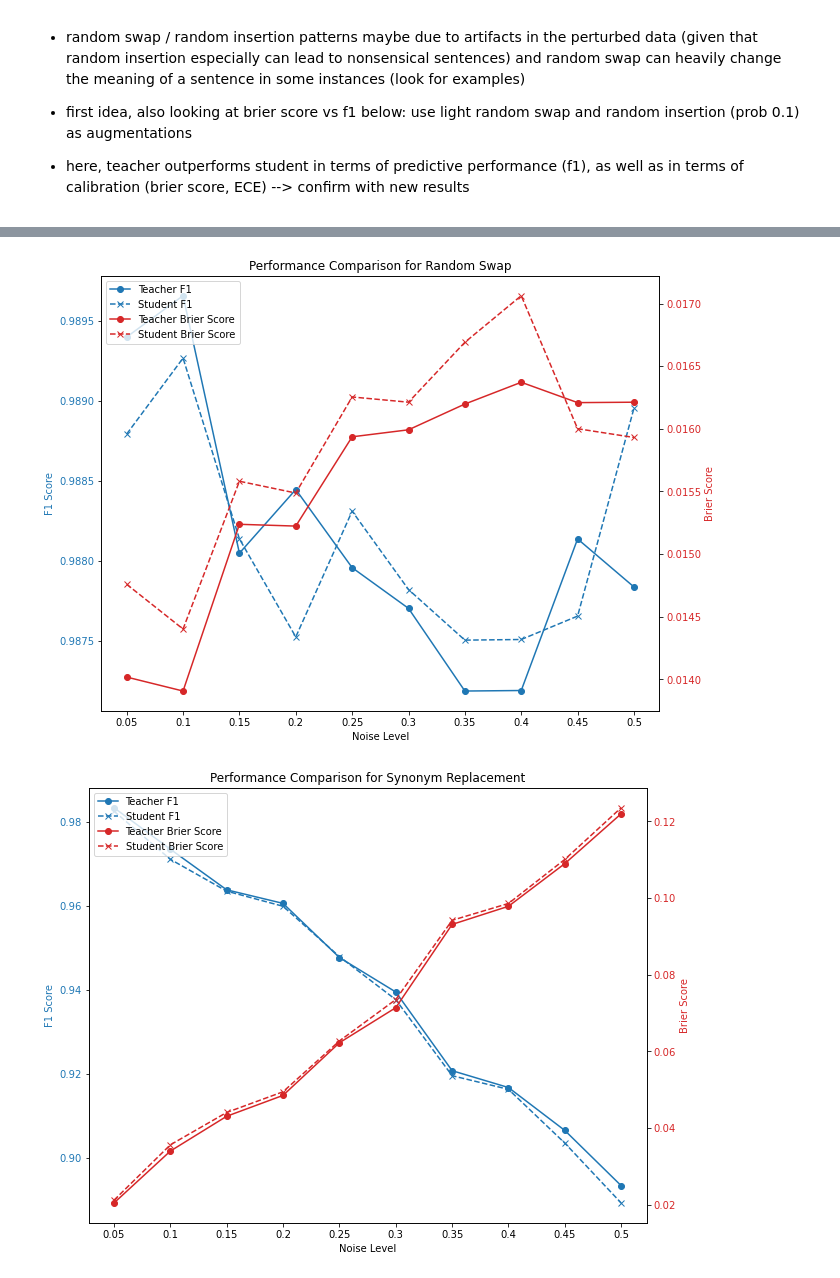
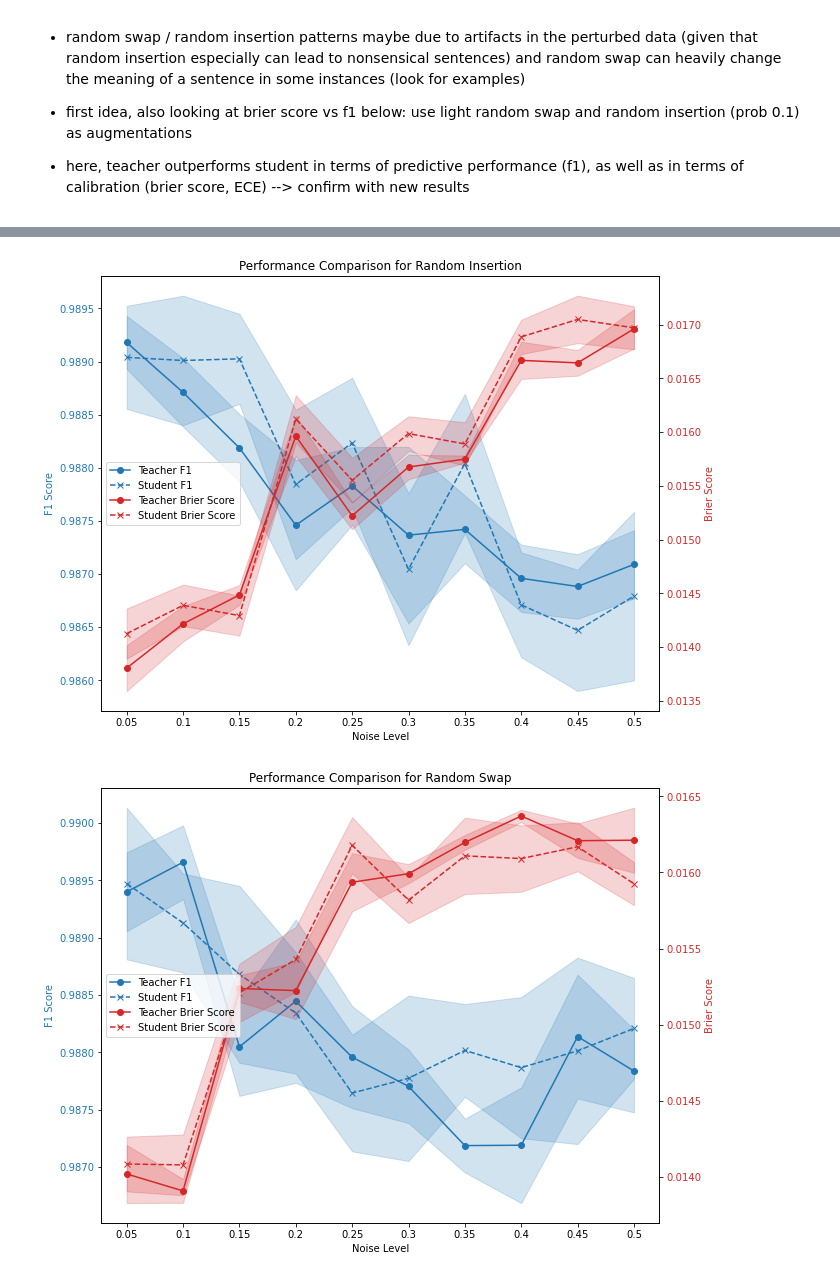
Before and after one commit to jsonnenburg/real-time-uncertainty-text-classification, a Jupyter notebook: analysis/robustness_study_results.ipynb, the cells around one changed output, grey strips where cells are left out. Cells and saved outputs as stored; diff of their text form; code cells hidden in the pictures.

Commit message:
add to robustness study result analysis

```diff
--- a/analysis/robustness_study_results.ipynb
+++ b/analysis/robustness_study_results.ipynb
@@ -25,7 +26,6 @@ with open('../out/robustness_study/results_bert_student.json', 'r') as f:
     results_bert_student = json.load(f)
 # %%
 def plot_noise_type_f1_vs_ece(noise_type: str):
-    # TODO: add confidence intervals to the plots
     levels = sorted(results_bert_teacher[noise_type].keys())
     f1_scores_teacher = [results_bert_teacher[noise_type][level]['f1_score'] for level in levels]
     f1_scores_student = [results_bert_student[noise_type][level]['f1_score'] for level in levels]
@@ -64,16 +64,19 @@ def plot_noise_type_f1_vs_ece(noise_type: str):
     ax2.plot(levels, ece_scores_student, label='Student ECE', marker='x', linestyle='--', color='tab:red')
     # plot confidence intervals as area around the line
     ax2.fill_between(levels, [ece - std for ece, std in zip(ece_scores_teacher, ece_scores_teacher_std)], [ece + std for ece, std in zip(ece_scores_teacher, ece_scores_teacher_std)], color='tab:red', alpha=0.2)
+    ax2.fill_between(levels, [ece - std for ece, std in zip(ece_scores_student, ece_scores_student_std)], [ece + std for ece, std in zip(ece_scores_student, ece_scores_student_std)], color='tab:red', alpha=0.2)
     ax2.tick_params(axis='y', labelcolor='tab:red')
 
     # Combined legend
     lines, labels = ax1.get_legend_handles_labels()
     lines2, labels2 = ax2.get_legend_handles_labels()
-    ax2.legend(lines + lines2, labels + labels2, loc='upper left')
+    ax2.legend(lines + lines2, labels + labels2, loc='upper right')
 
     plt.title(f'Performance Comparison for {map_noise_type(noise_type)}')
     plt.show()
 # %%
-for noise_type in results_bert_teacher.keys():
+# custom order of keys - natural to synthetic noise types: pr, sr, ri, rs, rd
+keyorder = ['ppr', 'psr', 'pri', 'prs', 'prd']
+for noise_type in OrderedDict(sorted(results_bert_teacher.items(), key=lambda i:keyorder.index(i[0]))):
     plot_noise_type_f1_vs_ece(noise_type)
 # %% [output]
@@ -98,8 +143,21 @@ def plot_noise_type_f1_vs_brier(noise_type: str):
     levels = sorted(results_bert_teacher[noise_type].keys())
     f1_scores_teacher = [results_bert_teacher[noise_type][level]['f1_score'] for level in levels]
     f1_scores_student = [results_bert_student[noise_type][level]['f1_score'] for level in levels]
-    ece_scores_teacher = [results_bert_teacher[noise_type][level]['brier_score'] for level in levels]
-    ece_scores_student = [results_bert_student[noise_type][level]['brier_score'] for level in levels]
+    brier_scores_teacher = [results_bert_teacher[noise_type][level]['brier_score'] for level in levels]
+    brier_scores_student = [results_bert_student[noise_type][level]['brier_score'] for level in levels]
+
+    # add std dev candles
+    f1_scores_teacher_std = [results_bert_teacher[noise_type][level]['f1_score_std'] for level in levels]
+    f1_scores_student_std = [results_bert_student[noise_type][level]['f1_score_std'] for level in levels]
+    brier_scores_teacher_std = [results_bert_teacher[noise_type][level]['brier_score_std'] for level in levels]
+    brier_scores_student_std = [results_bert_student[noise_type][level]['brier_score_std'] for level in levels]
+
+    # confidence intervals
+    t = 1.96
+    f1_scores_teacher_std = [t * std for std in f1_scores_teacher_std]
+    f1_scores_student_std = [t * std for std in f1_scores_student_std]
+    brier_scores_teacher_std = [t * std for std in brier_scores_teacher_std]
+    brier_scores_student_std = [t * std for std in brier_scores_student_std]
 
     fig, ax1 = plt.subplots(figsize=(10, 8))
 
@@ -108,23 +166,30 @@ def plot_noise_type_f1_vs_brier(noise_type: str):
     ax1.set_ylabel('F1 Score', color='tab:blue')
     ax1.plot(levels, f1_scores_teacher, label='Teacher F1', marker='o', color='tab:blue')
     ax1.plot(levels, f1_scores_student, label='Student F1', marker='x', linestyle='--', color='tab:blue')
+    # plot confidence intervals as area around the line
+    ax1.fill_between(levels, [f1 - std for f1, std in zip(f1_scores_teacher, f1_scores_teacher_std)], [f1 + std for f1, std in zip(f1_scores_teacher, f1_scores_teacher_std)], color='tab:blue', alpha=0.2)
+    ax1.fill_between(levels, [f1 - std for f1, std in zip(f1_scores_student, f1_scores_student_std)], [f1 + std for f1, std in zip(f1_scores_student, f1_scores_student_std)], color='tab:blue', alpha=0.2)
     ax1.tick_params(axis='y', labelcolor='tab:blue')
 
     # Instantiate a second axes that shares the same x-axis
     ax2 = ax1.twinx()
     ax2.set_ylabel('Brier Score', color='tab:red')  # we already handled the x-label with ax1
-    ax2.plot(levels, ece_scores_teacher, label='Teacher Brier Score', marker='o', color='tab:red')
-    ax2.plot(levels, ece_scores_student, label='Student Brier Score', marker='x', linestyle='--', color='tab:red')
+    ax2.plot(levels, brier_scores_teacher, label='Teacher Brier Score', marker='o', color='tab:red')
+    ax2.plot(levels, brier_scores_student, label='Student Brier Score', marker='x', linestyle='--', color='tab:red')
+    # plot confidence intervals as area around the line
+    ax2.fill_between(levels, [brier - std for brier, std in zip(brier_scores_teacher, brier_scores_teacher_std)], [brier + std for brier, std in zip(brier_scores_teacher, brier_scores_teacher_std)], color='tab:red', alpha=0.2)
+    ax2.fill_between(levels, [brier - std for brier, std in zip(brier_scores_student, brier_scores_student_std)], [brier + std for brier, std in zip(brier_scores_student, brier_scores_student_std)], color='tab:red', alpha=0.2)
     ax2.tick_params(axis='y', labelcolor='tab:red')
 
     # Combined legend
     lines, labels = ax1.get_legend_handles_labels()
     lines2, labels2 = ax2.get_legend_handles_labels()
-    ax2.legend(lines + lines2, labels + labels2, loc='upper left')
+    ax2.legend(lines + lines2, labels + labels2, loc='center left')
 
     plt.title(f'Performance Comparison for {map_noise_type(noise_type)}')
     plt.show()
 # %%
-for noise_type in results_bert_teacher.keys():
+keyorder = ['ppr', 'psr', 'pri', 'prs', 'prd']
+for noise_type in OrderedDict(sorted(results_bert_teacher.items(), key=lambda i:keyorder.index(i[0]))):
     plot_noise_type_f1_vs_brier(noise_type)
 # %% [output]
@@ -133,2 +198,2 @@ for noise_type in results_bert_teacher.keys():
-[figure, old version]
+[figure, new version]
-[figure, old version]
+[figure, new version]
```
Also changed, not shown: parts of 4 cells of this notebook, 1 other file.
